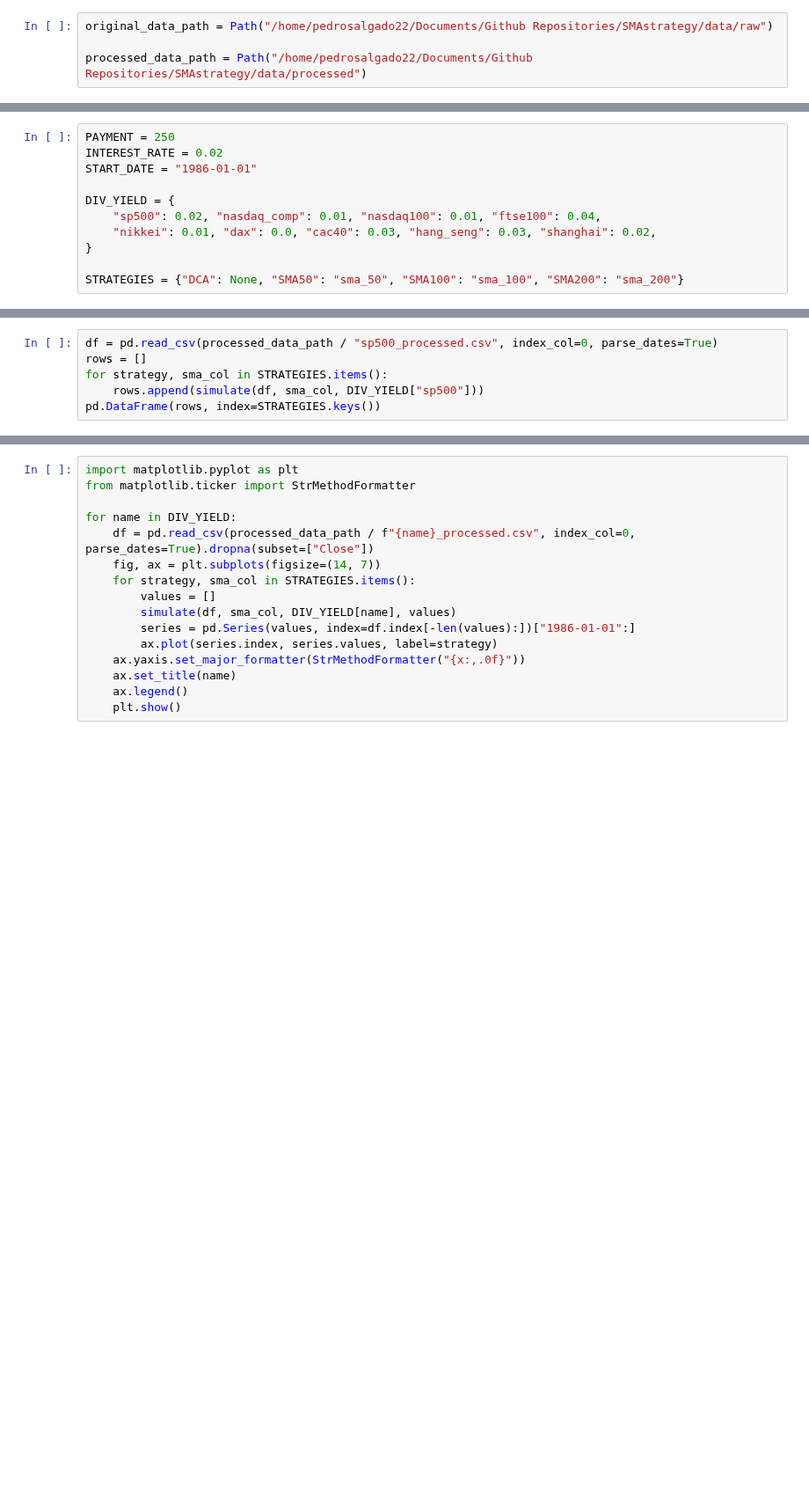
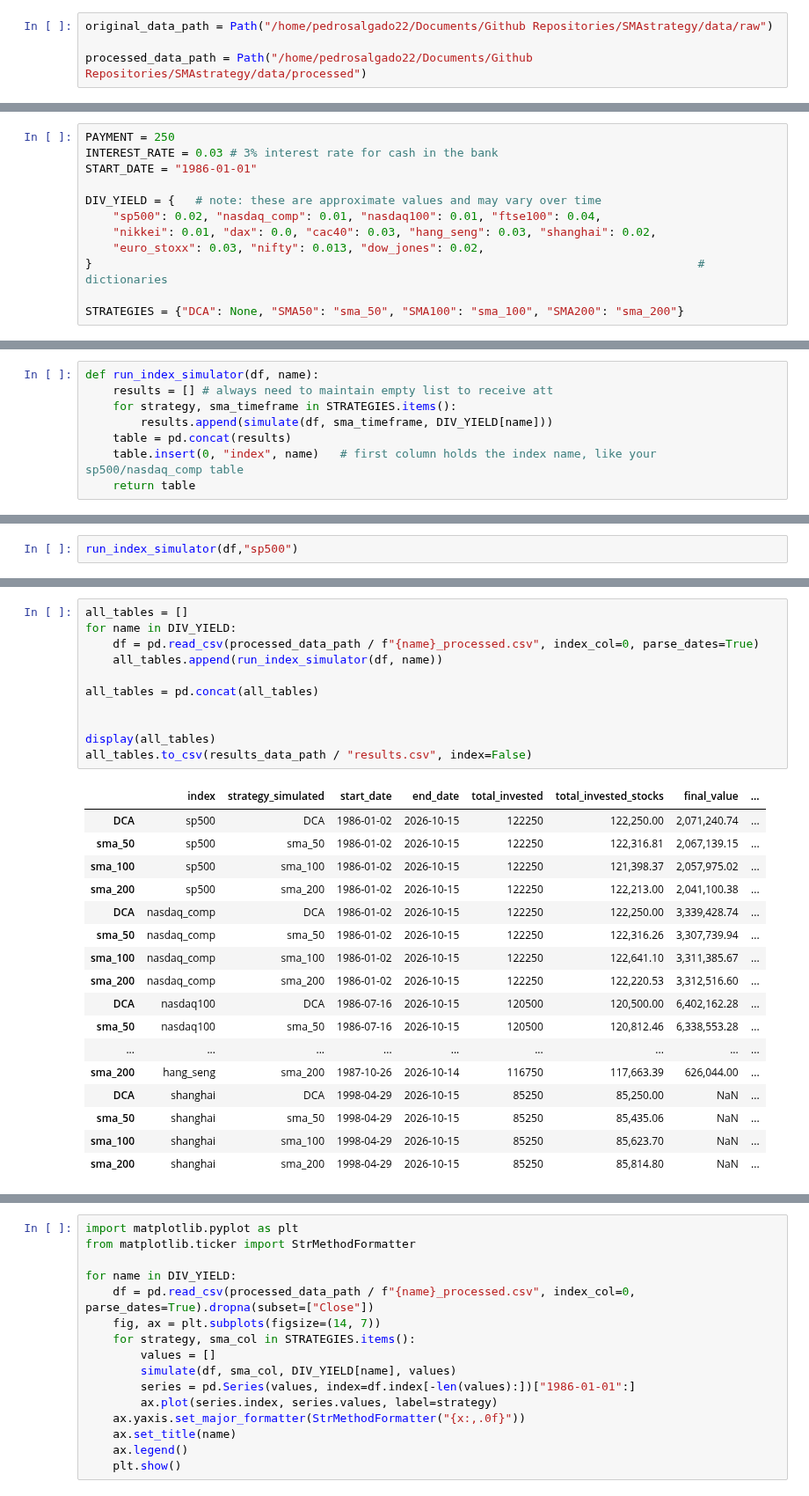
Before and after one commit to pedrosalgado22/SMAstrategy, a Jupyter notebook: smanalysis_50_100_200.ipynb, the cells around one changed output, grey strips where cells are left out. Shown at 88% size. Saved outputs shown, nothing was run; the diff lists cells and outputs as text; blank space fills up the shorter version.

```diff
--- a/smanalysis_week.ipynb
+++ b/smanalysis_50_100_200.ipynb
@@ -21,12 +27,13 @@ processed_data_path = Path("/home/pedrosalgado22/Documents/Github Repositories/S
 # %%
 PAYMENT = 250
-INTEREST_RATE = 0.02
+INTEREST_RATE = 0.03 # 3% interest rate for cash in the bank
 START_DATE = "1986-01-01"
 
-DIV_YIELD = {
+DIV_YIELD = {   # note: these are approximate values and may vary over time
     "sp500": 0.02, "nasdaq_comp": 0.01, "nasdaq100": 0.01, "ftse100": 0.04,
     "nikkei": 0.01, "dax": 0.0, "cac40": 0.03, "hang_seng": 0.03, "shanghai": 0.02,
-}
+    "euro_stoxx": 0.03, "nifty": 0.013, "dow_jones": 0.02,
+}                                                                                        # dictionaries
 
 STRATEGIES = {"DCA": None, "SMA50": "sma_50", "SMA100": "sma_100", "SMA200": "sma_200"}
 # %%
@@ -89,6 +111,0 @@ def simulate(df, sma_col, dividend_yield, values=None):
-# %%
-df = pd.read_csv(processed_data_path / "sp500_processed.csv", index_col=0, parse_dates=True)
-rows = []
-for strategy, sma_col in STRATEGIES.items():
-    rows.append(simulate(df, sma_col, DIV_YIELD["sp500"]))
-pd.DataFrame(rows, index=STRATEGIES.keys())
@@ -144,0 +112,8 @@ display(
+# %%
+def run_index_simulator(df, name):
+    results = [] # always need to maintain empty list to receive att
+    for strategy, sma_timeframe in STRATEGIES.items():
+        results.append(simulate(df, sma_timeframe, DIV_YIELD[name]))
+    table = pd.concat(results)
+    table.insert(0, "index", name)   # first column holds the index name, like your sp500/nasdaq_comp table
+    return table
@@ -144,0 +122,2 @@ display(
+# %%
+run_index_simulator(df,"sp500")
@@ -145 +130,30 @@ display(
+# %%
+all_tables = []
+for name in DIV_YIELD:
+    df = pd.read_csv(processed_data_path / f"{name}_processed.csv", index_col=0, parse_dates=True)
+    all_tables.append(run_index_simulator(df, name))
+
+all_tables = pd.concat(all_tables)
+
+
+display(all_tables)
+all_tables.to_csv(results_data_path / "results.csv", index=False)
+# %% [output]
+|  | index | strategy_simulated | start_date | end_date | total_invested | total_invested_stocks | final_value | ... |
+| DCA | sp500 | DCA | 1986-01-02 | 2026-10-15 | 122250 | 122,250.00 | 2,071,240.74 | ... |
+| sma_50 | sp500 | sma_50 | 1986-01-02 | 2026-10-15 | 122250 | 122,316.81 | 2,067,139.15 | ... |
+| sma_100 | sp500 | sma_100 | 1986-01-02 | 2026-10-15 | 122250 | 121,398.37 | 2,057,975.02 | ... |
+| sma_200 | sp500 | sma_200 | 1986-01-02 | 2026-10-15 | 122250 | 122,213.00 | 2,041,100.38 | ... |
+| DCA | nasdaq_comp | DCA | 1986-01-02 | 2026-10-15 | 122250 | 122,250.00 | 3,339,428.74 | ... |
+| sma_50 | nasdaq_comp | sma_50 | 1986-01-02 | 2026-10-15 | 122250 | 122,316.26 | 3,307,739.94 | ... |
+| sma_100 | nasdaq_comp | sma_100 | 1986-01-02 | 2026-10-15 | 122250 | 122,641.10 | 3,311,385.67 | ... |
+| sma_200 | nasdaq_comp | sma_200 | 1986-01-02 | 2026-10-15 | 122250 | 122,220.53 | 3,312,516.60 | ... |
+| DCA | nasdaq100 | DCA | 1986-07-16 | 2026-10-15 | 120500 | 120,500.00 | 6,402,162.28 | ... |
+| sma_50 | nasdaq100 | sma_50 | 1986-07-16 | 2026-10-15 | 120500 | 120,812.46 | 6,338,553.28 | ... |
+| ... | ... | ... | ... | ... | ... | ... | ... | ... |
+| sma_200 | hang_seng | sma_200 | 1987-10-26 | 2026-10-14 | 116750 | 117,663.39 | 626,044.00 | ... |
+| DCA | shanghai | DCA | 1998-04-29 | 2026-10-15 | 85250 | 85,250.00 | NaN | ... |
+| sma_50 | shanghai | sma_50 | 1998-04-29 | 2026-10-15 | 85250 | 85,435.06 | NaN | ... |
+| sma_100 | shanghai | sma_100 | 1998-04-29 | 2026-10-15 | 85250 | 85,623.70 | NaN | ... |
+| sma_200 | shanghai | sma_200 | 1998-04-29 | 2026-10-15 | 85250 | 85,814.80 | NaN | ... |
 # %%
```
Also changed, not shown: parts of 10 cells of this notebook, 5 other files.
